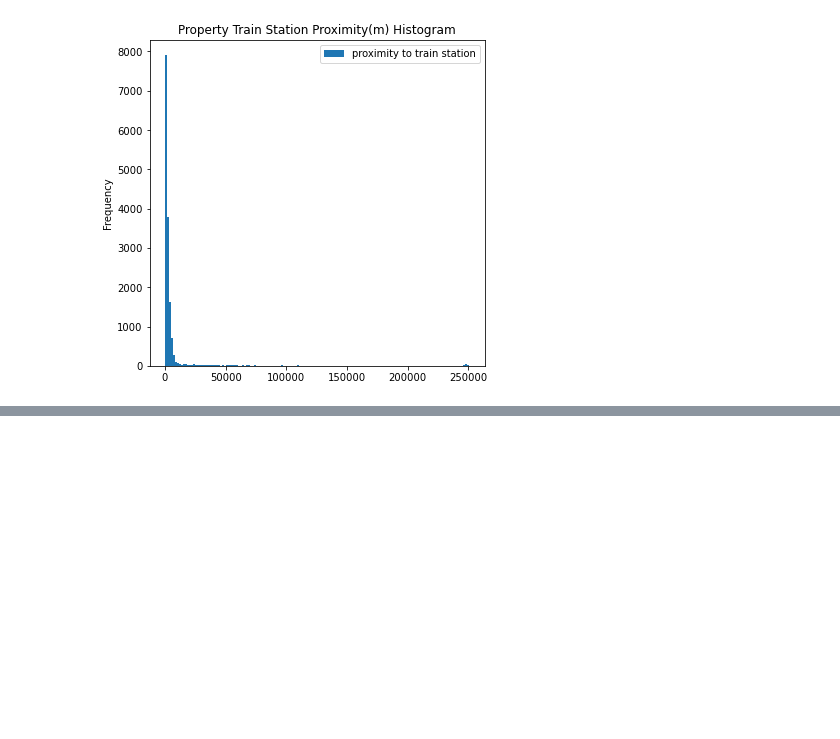
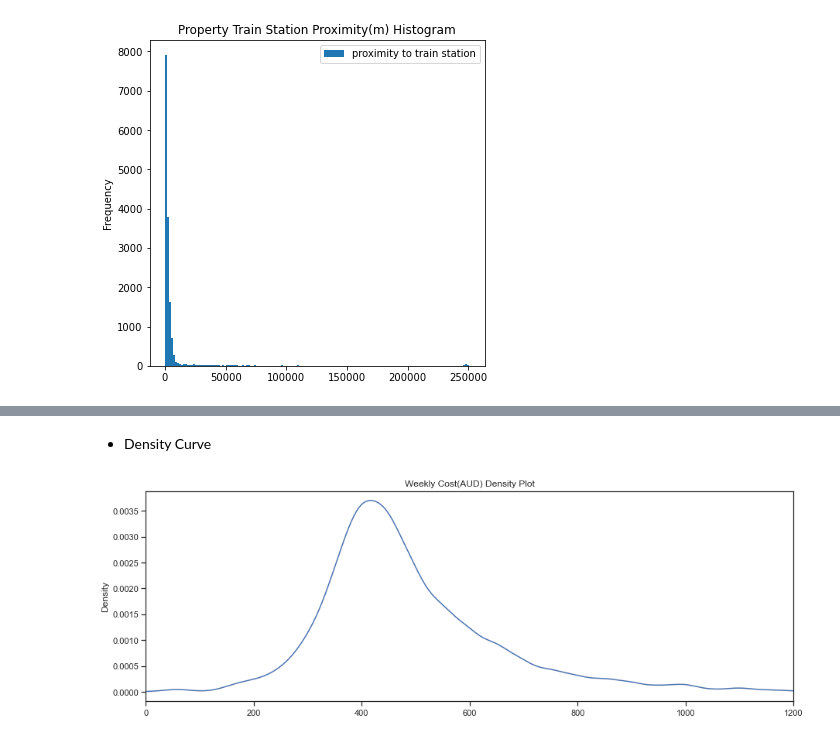
Before and after one commit to MAST30034-Applied-Data-Science/generic-real-estate-consulting-project-group-6, a Jupyter notebook: notebooks/summary_notebook.ipynb, the cells around one changed output, grey strips where cells are left out. Cells and saved outputs as stored; diff of their text form; code cells hidden in the pictures; blank space fills up the shorter version.

```diff
--- a/notebooks/summary_notebook.ipynb
+++ b/notebooks/summary_notebook.ipynb
@@ -336,0 +448,10 @@ ax_train = proximity_train.plot.hist(bins=150,
+# %% [markdown]
+* Density Curve
+# %%
+ax_property_cost_density = property_1_plot['cost'].plot.density(figsize=(15,5),
+                                                                xlim=[0, 1200],
+                                                                title = 'Weekly Cost(AUD) Density Plot',
+                                                                xlabel = 'Weekly Cost($)',
+                                                                ylabel = 'Density')
+# %% [output]
+[figure, added]
```
Also changed, not shown: parts of 21 cells of this notebook, 9 other files.
